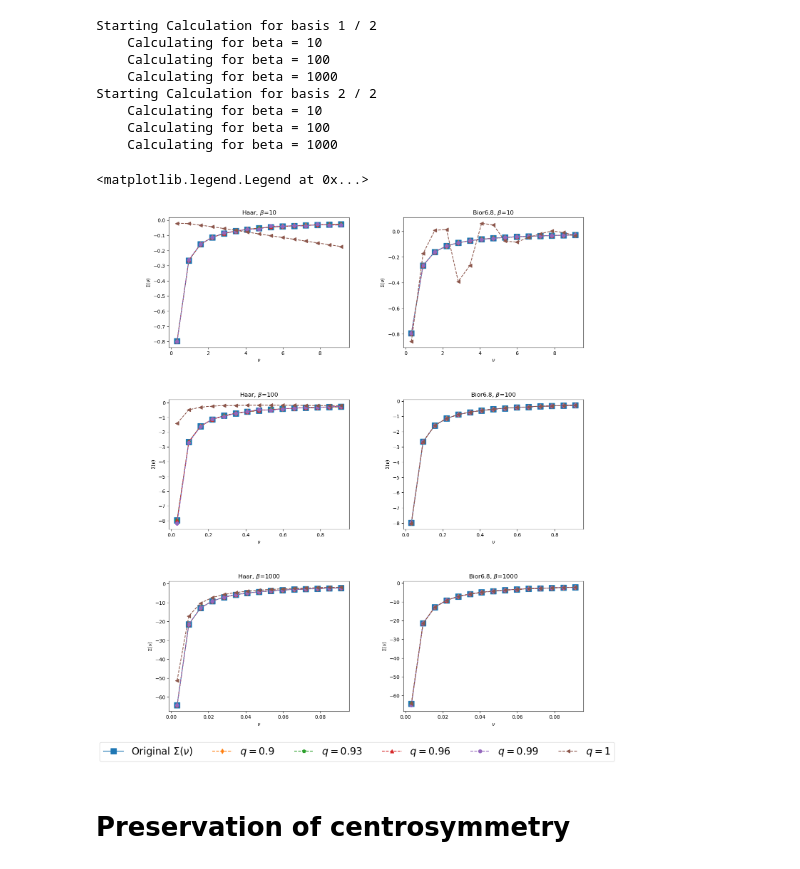
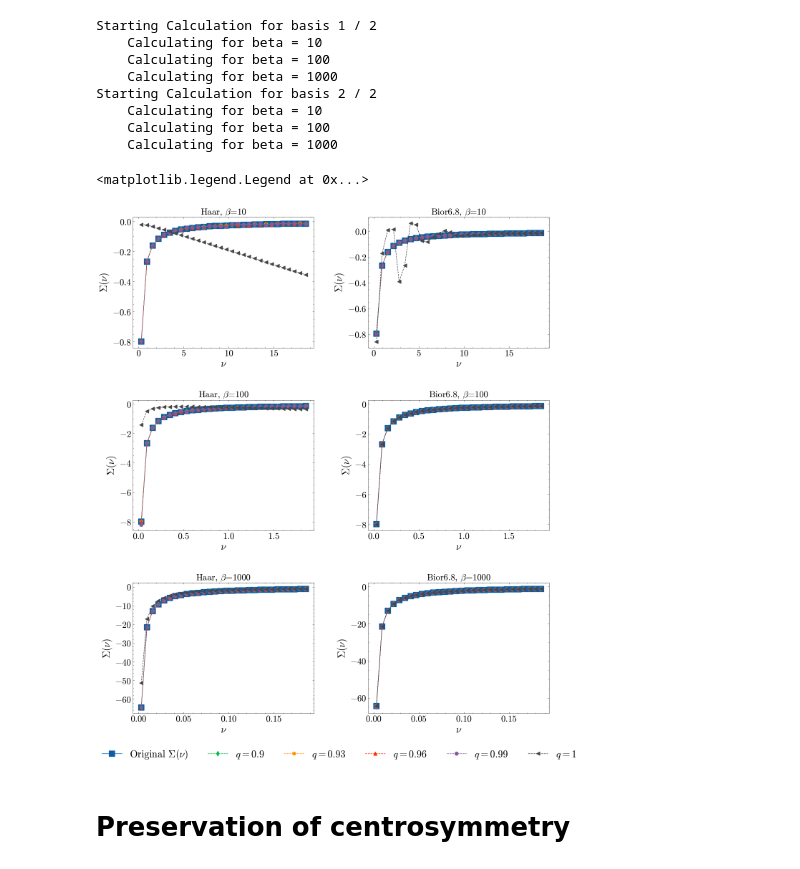
Before and after one commit to emoghadas/wavelets, a Jupyter notebook: waves_2_0.ipynb, the cells around one changed output. Saved outputs shown, nothing was run; the diff lists cells and outputs as text; code cells hidden in the pictures.

Commit message:
Corrected thresholding to be compatible with floats, and plot script

```diff
--- a/waves_2_0.ipynb
+++ b/waves_2_0.ipynb
@@ -725,8 +735,7 @@ data
 # params
 beta = 1000
 niwf = 256
-level = 6
-u = 0.00362759873
+level = 8
 mu = u/2   # first div line
 threshold_quantiles = np.array([0.8, 0.9, 0.99])
 
@@ -736,8 +745,10 @@ data = pd.DataFrame(
 
 for ch in ["s", "c"]:
     if ch=="s":
+        u = 1
         chi = al.chi_s(u, beta, u/2, niwf).real
     else:
+        u = 0.00362759873
         chi = al.chi_c(u, beta, u/2, niwf).real
 
     ws, vs = np.linalg.eig(chi)
@@ -854,11 +865,11 @@ for b_idx, basis in enumerate(waveletbases, start=1):
 
         # truncate detail coefficients below threshold
         approx_c = np.copy(coeff_c_arr[:a,:a])
-        coeff_c_arr_rec = (np.abs(coeff_c_arr[:,:]) >= thresh_c) * coeff_c_arr[:,:]
+        coeff_c_arr_rec = compare(coeff_c_arr, thresh_c) * coeff_c_arr
         coeff_c_arr_rec[:a,:a] = np.copy(approx_c)
 
         approx_s = np.copy(coeff_s_arr[:a,:a])
-        coeff_s_arr_rec = (np.abs(coeff_s_arr[:,:]) >= thresh_s) * coeff_s_arr[:,:]
+        coeff_s_arr_rec = compare(coeff_s_arr, thresh_s) * coeff_s_arr
         coeff_s_arr_rec[:a,:a] = np.copy(approx_s)
 
         # reconstruct susceptibilities and compute physical quantities.
@@ -983,7 +994,7 @@ for bidx, basis in enumerate(bases, start=1):
 
                     approx_g2 = np.copy(coeff_g2_arr[:a[0],:a[1]])
                     coeff_g2_arr_rec = coeff_g2_arr
-                    coeff_g2_arr_rec = (np.abs(coeff_g2_arr) >= thresh_g2) * coeff_g2_arr
+                    coeff_g2_arr_rec = compare(coeff_g2_arr, thresh_g2) * coeff_g2_arr
                     coeff_g2_arr_rec[:a[0],:a[1]] = np.copy(approx_g2)
 
                     g2_ud_rec = pywt.waverec2(pywt.array_to_coeffs(coeff_g2_arr_rec,coeff_g2_slices,output_format='wavedec2'),basis)
@@ -1086,7 +1097,7 @@ for bidx, basis in enumerate(bases, start=1):
 
                 approx_g2 = np.copy(coeff_g2_arr[:a[0],:a[1],:a[2]])
                 coeff_g2_arr_rec = coeff_g2_arr
-                coeff_g2_arr_rec = (np.abs(coeff_g2_arr) >= thresh_g2) * coeff_g2_arr
+                coeff_g2_arr_rec = compare(coeff_g2_arr[:,:], thresh_g2)*coeff_g2_arr
                 coeff_g2_arr_rec[:a[0],:a[1],:a[2]] = np.copy(approx_g2)
 
                 g2_ud_rec = pywt.waverecn(pywt.array_to_coeffs(coeff_g2_arr_rec,coeff_g2_slices,output_format='wavedecn'),basis)
@@ -1112,26 +1123,26 @@ Starting Calculation for basis 2 / 2
 # %%
 # plot
 fig, axs = plt.subplots(3, 2, figsize=(15,18), gridspec_kw={'hspace': 0.4, 'wspace':0.3})
 
-#markers = [None, '^', 's', 'o']
+markers = ['s', 'd', 'p', '^', 'o', '<', '>', 'x', '*', '+']
 
 for bidx, basis in enumerate(bases):
     for beta_idx, beta in enumerate(betas):
         for t_idx, thresh in enumerate(threshold_quantiles):
             pltdata = data.loc[(data["basis"]==basis) & (data["beta"]==beta) & (data["threshold_quantile"]==thresh)]
-            niw=15
+            niw=30
             nu = (2*np.arange(niw) + 1)*np.pi/beta
             if thresh==0:
                 axs[beta_idx, bidx].plot(nu, pltdata["selfenergy"].to_numpy()[0].imag[niwf:niwf+niw], marker=markers[t_idx], ms=12, label=r"Original $\Sigma(\nu)$")
             else:
                 axs[beta_idx, bidx].plot(nu, pltdata["selfenergy"].to_numpy()[0].imag[niwf:niwf+niw], marker=markers[t_idx], ls="--", ms=7, label=rf"$q=${thresh}")
             axs[beta_idx, bidx].set_xlabel(r"$\nu$")
             axs[beta_idx, bidx].set_ylabel(r"$\Sigma(\nu)$")
             axs[beta_idx, bidx].set_title(rf"{basis.capitalize()}, $\beta$={beta}")
 axs[beta_idx, bidx].legend(ncol=len(threshold_quantiles), bbox_to_anchor=(1.2, -0.2), prop={'size':20})
 # %% [output]
 <matplotlib.legend.Legend at 0x...>
-[figure, old version]
+[figure, new version]
 # %% [markdown]
 # Preservation of centrosymmetry
 # %%
```
Also changed, not shown: parts of 32 cells of this notebook, 1 other file.
